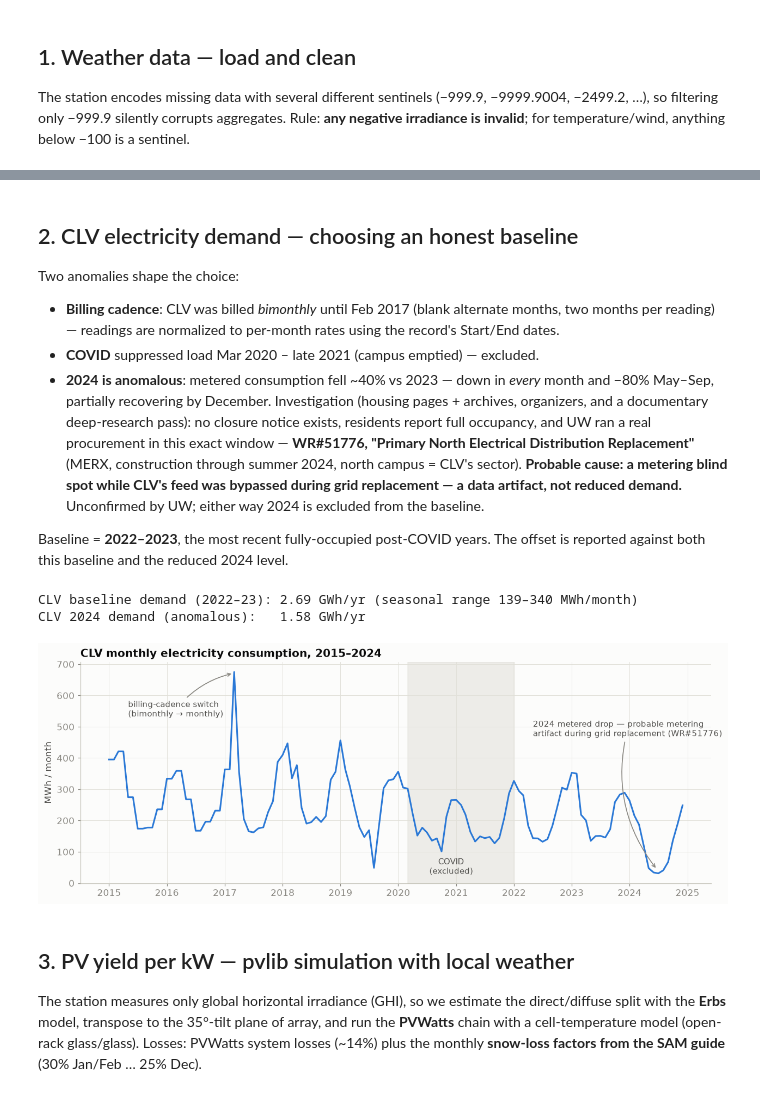
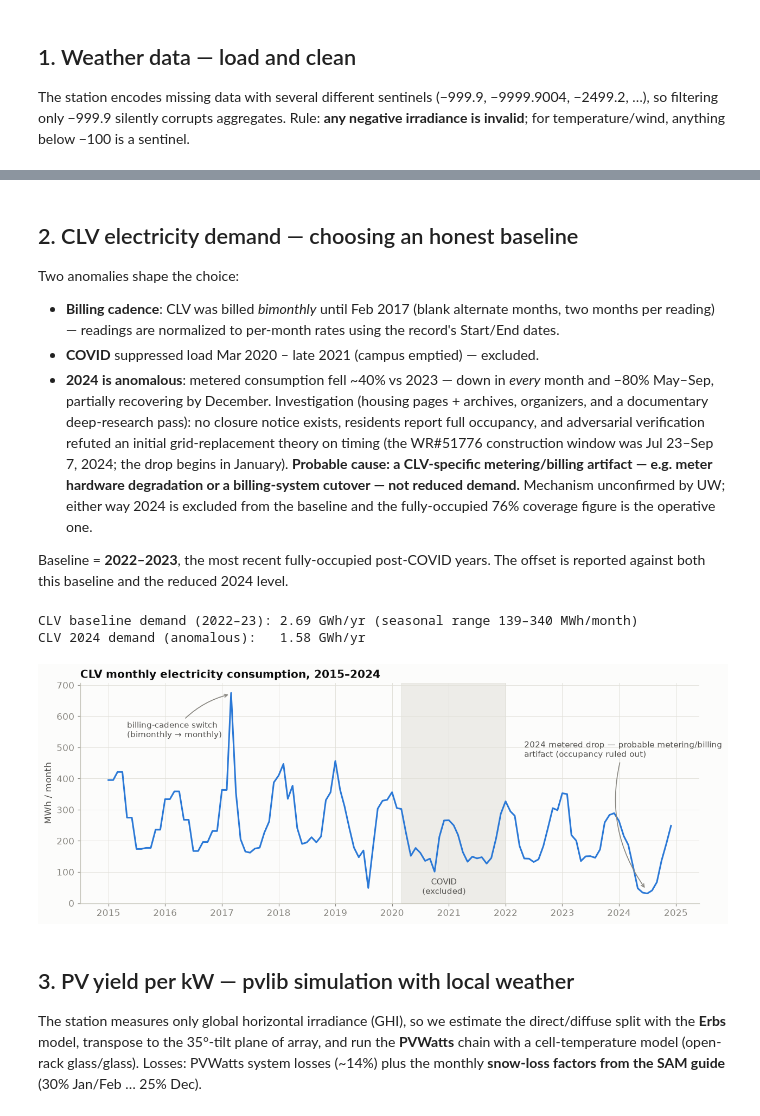
Before and after one commit to k399z/Solar-PV-potential-analysis, a Jupyter notebook: solar_energy_simulation.ipynb, the cells around one changed output, grey strips where cells are left out. Saved outputs shown, nothing was run; the diff lists cells and outputs as text; code cells hidden in the pictures.

```diff
--- a/solar_energy_simulation.ipynb
+++ b/solar_energy_simulation.ipynb
@@ -94,11 +94,11 @@ Two anomalies shape the choice:
 - **2024 is anomalous**: metered consumption fell ~40% vs 2023 — down in *every* month and −80%
   May–Sep, partially recovering by December. Investigation (housing pages + archives, organizers,
   and a documentary deep-research pass): no closure notice exists, residents report full occupancy,
-  and UW ran a real procurement in this exact window — **WR#51776, "Primary North Electrical
-  Distribution Replacement"** (MERX, construction through summer 2024, north campus = CLV's sector).
-  **Probable cause: a metering blind spot while CLV's feed was bypassed during grid replacement — a
-  data artifact, not reduced demand.** Unconfirmed by UW; either way 2024 is excluded from the
-  baseline.
+  and adversarial verification refuted an initial grid-replacement theory on timing (the WR#51776
+  construction window was Jul 23–Sep 7, 2024; the drop begins in January). **Probable cause: a
+  CLV-specific metering/billing artifact — e.g. meter hardware degradation or a billing-system
+  cutover — not reduced demand.** Mechanism unconfirmed by UW; either way 2024 is excluded from
+  the baseline and the fully-occupied 76% coverage figure is the operative one.
 
 Baseline = **2022–2023**, the most recent fully-occupied post-COVID years. The offset is reported
 against both this baseline and the reduced 2024 level.
@@ -119,35 +119,35 @@ for m, nxt, v in zip(boundaries[:-1], boundaries[1:], vals):
     clv[span] = v / len(span)
 
 baseline = clv["2022":"2023"]
 monthly_demand = baseline.groupby(baseline.index.month).mean()  # kWh per calendar month
 annual_demand = monthly_demand.sum()
 demand_2024 = clv["2024"].sum()
 print(f"CLV baseline demand (2022–23): {annual_demand/1e6:.2f} GWh/yr "
       f"(seasonal range {monthly_demand.min()/1e3:.0f}–{monthly_demand.max()/1e3:.0f} MWh/month)")
 print(f"CLV 2024 demand (anomalous):   {demand_2024/1e6:.2f} GWh/yr")
 
 fig, ax = plt.subplots()
 ax.plot(clv.index, clv / 1e3, color=BLUE, lw=2)
 ax.axvspan(pd.Timestamp("2020-03-01"), pd.Timestamp("2021-12-31"), color=GRID, alpha=0.55, zorder=0)
 ax.annotate("COVID\n(excluded)", xy=(pd.Timestamp("2020-12-01"), 30), ha="center",
             fontsize=9.5, color=INK2)
 ax.annotate("billing-cadence switch\n(bimonthly → monthly)", xy=(pd.Timestamp("2017-03-05"), 672),
             xytext=(pd.Timestamp("2015-05-01"), 585), fontsize=9.5, color=INK2, ha="left", va="top",
             arrowprops=dict(arrowstyle="->", color=MUTED, lw=1.1,
                             connectionstyle="arc3,rad=-0.18", shrinkB=4))
-ax.annotate("2024 metered drop — probable metering\nartifact during grid replacement (WR#51776)", xy=(pd.Timestamp("2024-07-01"), 38),
+ax.annotate("2024 metered drop — probable metering/billing\nartifact (occupancy ruled out)", xy=(pd.Timestamp("2024-07-01"), 38),
             xytext=(pd.Timestamp("2022-05-01"), 470), fontsize=9.5, color=INK2, ha="left",
             arrowprops=dict(arrowstyle="->", color=MUTED, lw=1.1,
                             connectionstyle="arc3,rad=0.25", shrinkB=5))
 ax.set_title("CLV monthly electricity consumption, 2015–2024", loc="left", fontweight="bold")
 ax.set_ylabel("MWh / month")
 ax.set_ylim(bottom=0)
 plt.tight_layout()
 plt.show()
 # %% [output]
 CLV baseline demand (2022–23): 2.69 GWh/yr (seasonal range 139–340 MWh/month)
 CLV 2024 demand (anomalous):   1.58 GWh/yr
-[figure, old version]
+[figure, new version]
 # %% [markdown]
 ## 3. PV yield per kW — pvlib simulation with local weather
 
```
Also changed, not shown: parts of 1 cell of this notebook, 1 other file.
